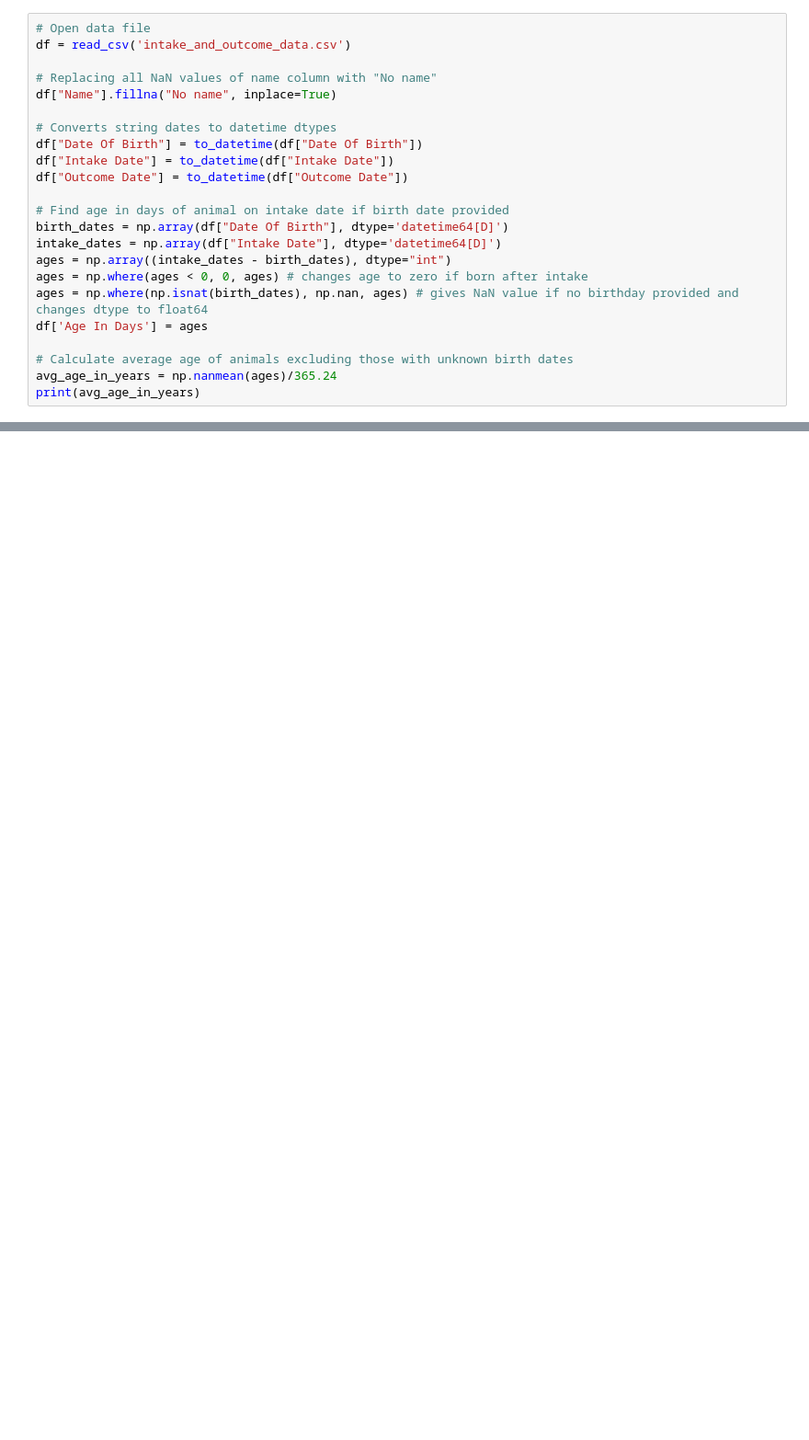
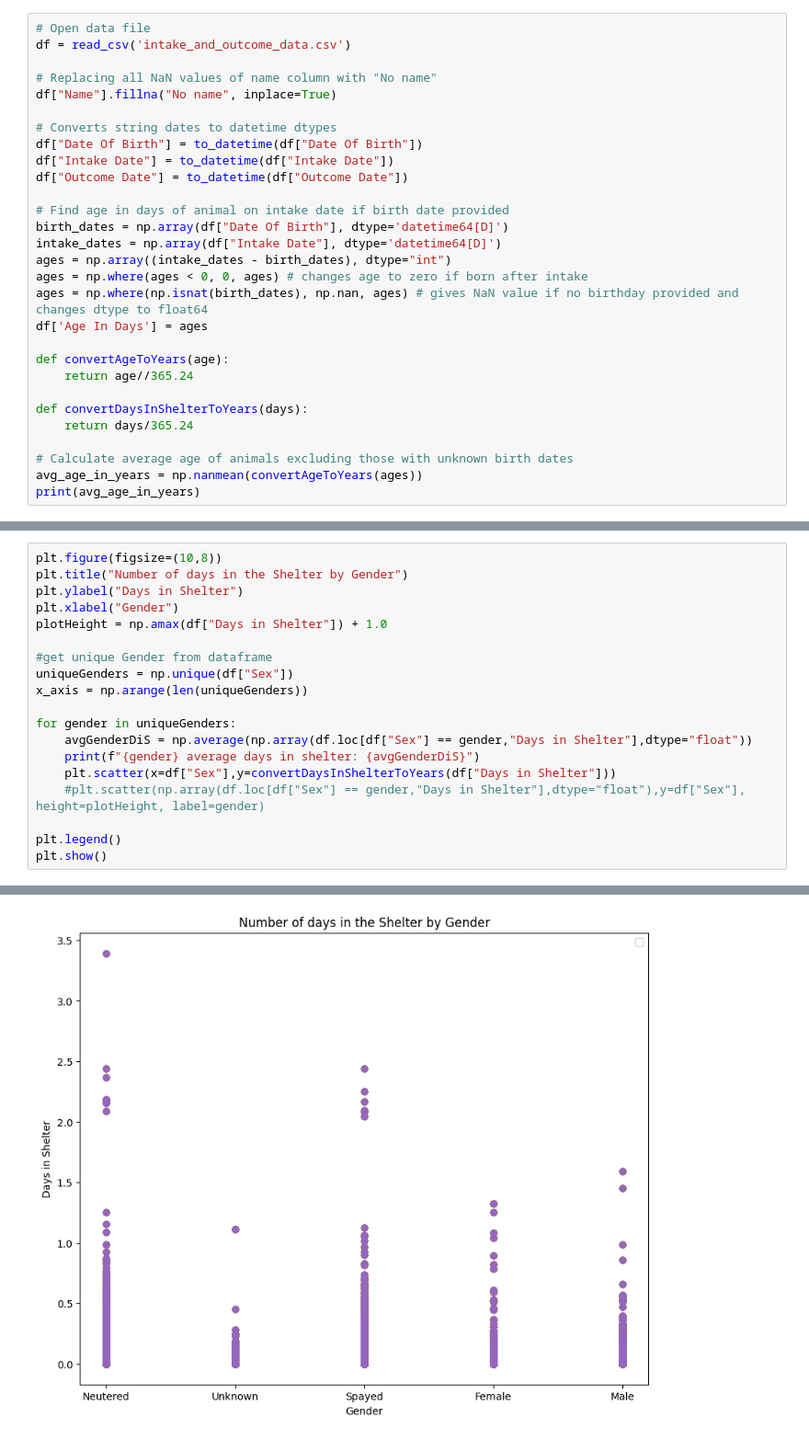
Before and after one commit to cillam/animal_shelter, a Jupyter notebook: animal_shelter_data_analysis.ipynb, the cells around one changed output, grey strips where cells are left out. Shown at 92% size. Drawn from its saved outputs; the diff is of its cells as text; blank space fills up the shorter version.

Commit message:
Added two functions to convert Age and Days In Shelter to year. Added plot for Gender and Age correlation.

```diff
--- a/animal_shelter_data_analysis.ipynb
+++ b/animal_shelter_data_analysis.ipynb
@@ -25,7 +26,13 @@ ages = np.where(ages < 0, 0, ages) # changes age to zero if born after intake
 ages = np.where(np.isnat(birth_dates), np.nan, ages) # gives NaN value if no birthday provided and changes dtype to float64
 df['Age In Days'] = ages
 
+def convertAgeToYears(age):
+    return age//365.24
+
+def convertDaysInShelterToYears(days):
+    return days/365.24
+
 # Calculate average age of animals excluding those with unknown birth dates
-avg_age_in_years = np.nanmean(ages)/365.24
+avg_age_in_years = np.nanmean(convertAgeToYears(ages))
 print(avg_age_in_years)
 # %% [output]
@@ -32,0 +42,20 @@ print(avg_age_in_years)
+# %%
+plt.figure(figsize=(10,8))
+plt.title("Number of days in the Shelter by Gender")
+plt.ylabel("Days in Shelter")
+plt.xlabel("Gender")
+plotHeight = np.amax(df["Days in Shelter"]) + 1.0
+
+#get unique Gender from dataframe
+uniqueGenders = np.unique(df["Sex"])
+x_axis = np.arange(len(uniqueGenders))
+
+for gender in uniqueGenders:
+    avgGenderDiS = np.average(np.array(df.loc[df["Sex"] == gender,"Days in Shelter"],dtype="float"))
+    print(f"{gender} average days in shelter: {avgGenderDiS}")
+    plt.scatter(x=df["Sex"],y=convertDaysInShelterToYears(df["Days in Shelter"]))
+    #plt.scatter(np.array(df.loc[df["Sex"] == gender,"Days in Shelter"],dtype="float"),y=df["Sex"], height=plotHeight, label=gender)
+
+plt.legend()
+plt.show()
+# %% [output]
@@ -32,0 +68 @@ print(avg_age_in_years)
+[figure, added]
```
Also changed, not shown: parts of 5 cells of this notebook.
